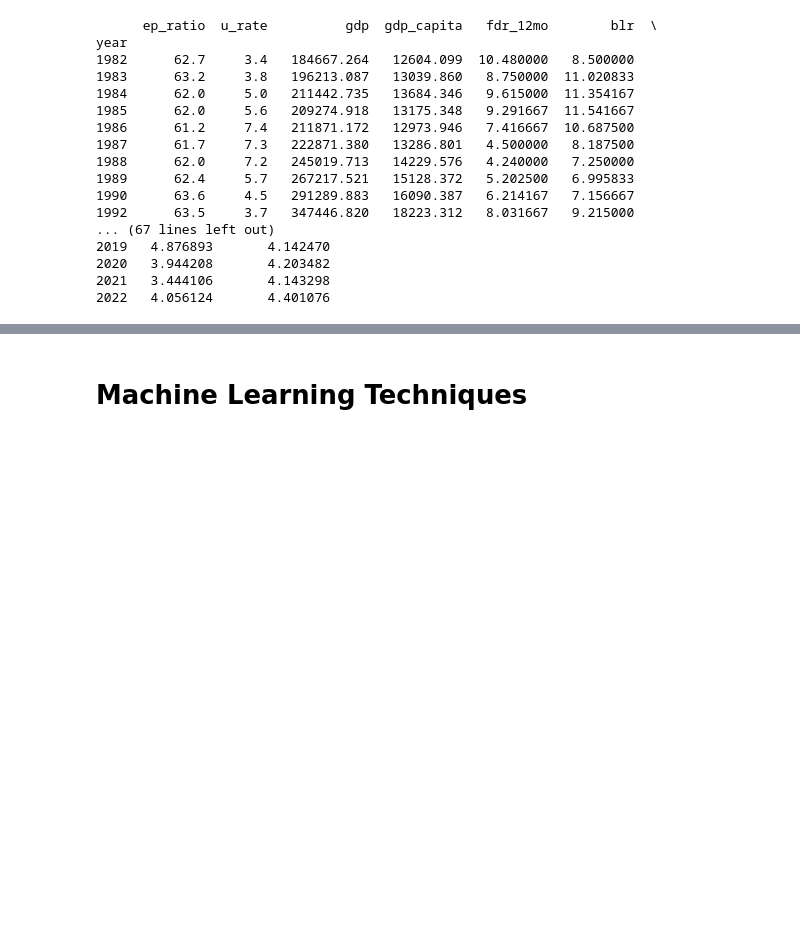
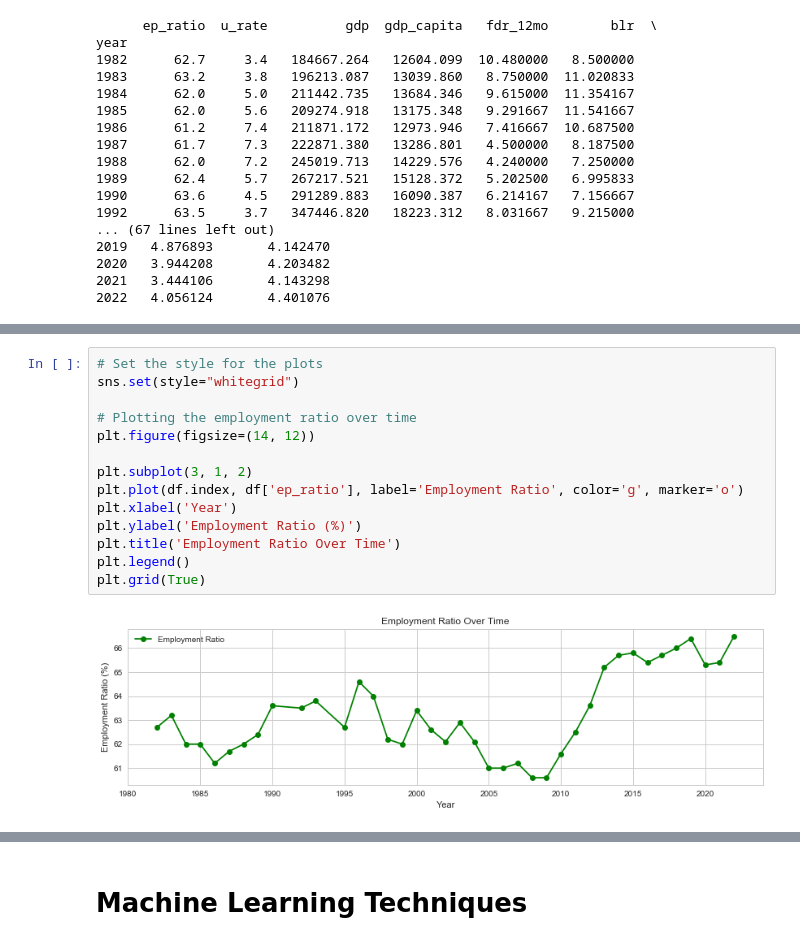
Before and after one commit to KohJJ820/MLIsFun, a Jupyter notebook: 5_Project/5_Project.ipynb, the cells around one changed output, grey strips where cells are left out. Saved outputs shown, nothing was run; the diff lists cells and outputs as text; blank space fills up the shorter version.

```diff
--- a/5_Project/5_Project.ipynb
+++ b/5_Project/5_Project.ipynb
@@ -280,0 +364,16 @@ year
+# %%
+# Set the style for the plots
+sns.set(style="whitegrid")
+
+# Plotting the employment ratio over time
+plt.figure(figsize=(14, 12))
+
+plt.subplot(3, 1, 2)
+plt.plot(df.index, df['ep_ratio'], label='Employment Ratio', color='g', marker='o')
+plt.xlabel('Year')
+plt.ylabel('Employment Ratio (%)')
+plt.title('Employment Ratio Over Time')
+plt.legend()
+plt.grid(True)
+# %% [output]
+[figure, added]
```
Also changed, not shown: parts of 24 cells of this notebook, 2 other files.
